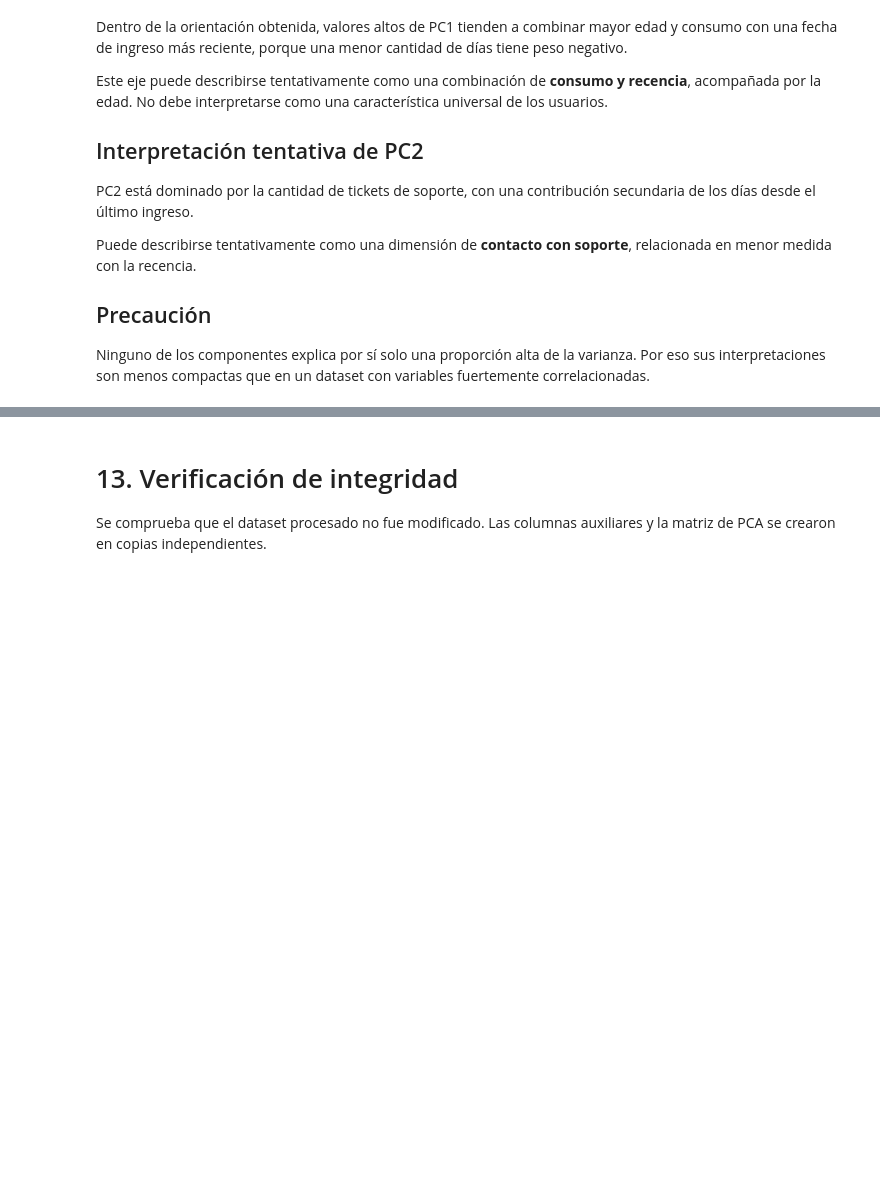
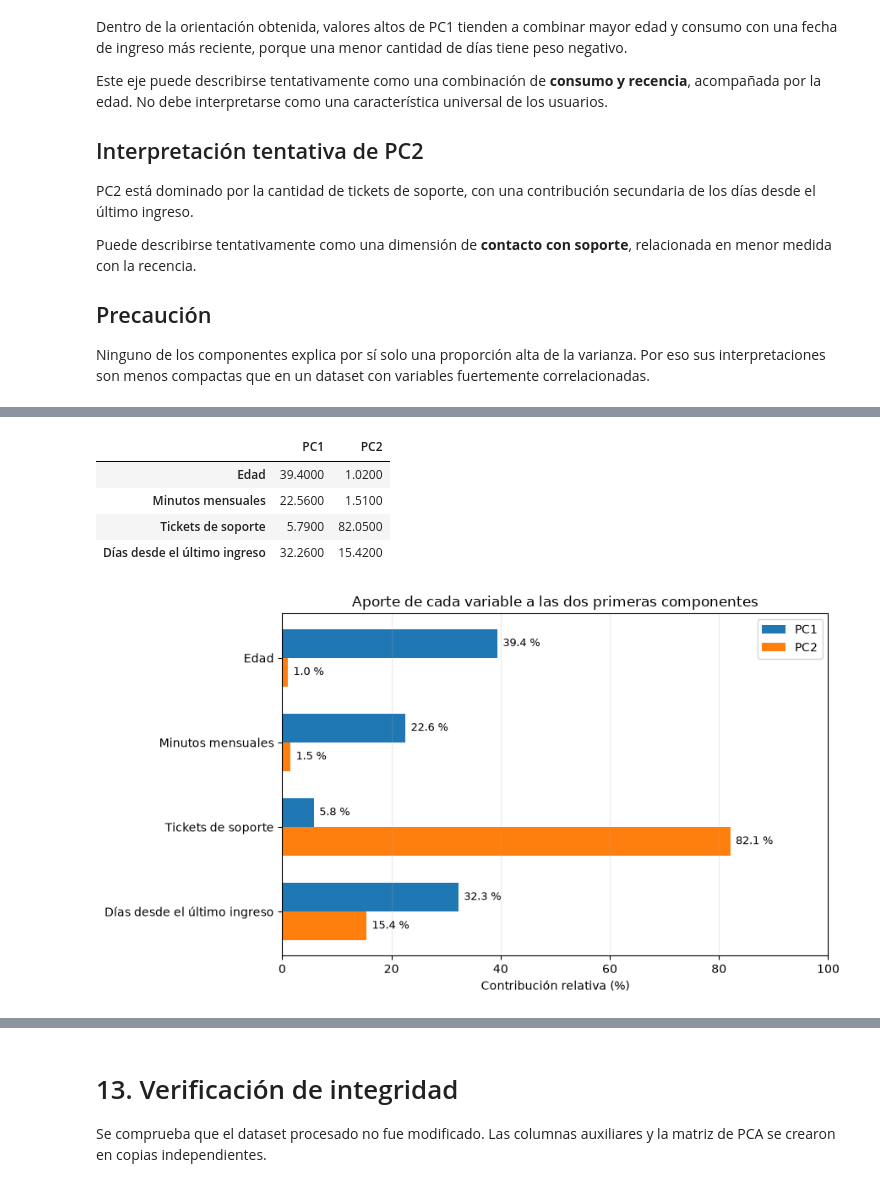
Before and after one commit to LeandroConstantinidi/PI_Mineria_Datos_1, a Jupyter notebook: notebooks/04_pca.ipynb, the cells around one changed output, grey strips where cells are left out. Saved outputs shown, nothing was run; the diff lists cells and outputs as text; code cells hidden in the pictures; blank space fills up the shorter version.

Commit message:
Mejora la visualizacion e interpretacion del PCA

```diff
--- a/notebooks/04_pca.ipynb
+++ b/notebooks/04_pca.ipynb
@@ -738,0 +613,74 @@ La página no presentará PCA como una técnica que necesariamente debe producir
+# %%
+contribuciones = (
+    loadings[["PC1", "PC2"]].pow(2) * 100
+)
+
+nombres_variables = {
+    "age": "Edad",
+    "monthly_watch_time_mins": "Minutos mensuales",
+    "customer_support_tickets": "Tickets de soporte",
+    "days_since_last_login": "Días desde el último ingreso",
+}
+
+aportes = contribuciones.rename(
+    index=nombres_variables
+)
+
+print("Contribución porcentual de las variables:")
+display(aportes.round(2))
+
+y = np.arange(len(aportes))
+alto = 0.34
+
+fig, ax = plt.subplots(figsize=(9, 5))
+
+ax.barh(
+    y - alto / 2,
+    aportes["PC1"],
+    height=alto,
+    label="PC1",
+)
+
+ax.barh(
+    y + alto / 2,
+    aportes["PC2"],
+    height=alto,
+    label="PC2",
+)
+
+ax.set_yticks(y)
+ax.set_yticklabels(aportes.index)
+ax.invert_yaxis()
+
+ax.set_xlim(0, 100)
+ax.set_xlabel("Contribución relativa (%)")
+
+ax.set_title(
+    "Aporte de cada variable a las dos primeras componentes"
+)
+
+ax.legend()
+ax.grid(axis="x", alpha=0.25)
+
+for indice, valor in enumerate(aportes["PC1"]):
+    ax.text(
+        valor + 1,
+        indice - alto / 2,
+        f"{valor:.1f} %",
+        va="center",
+        fontsize=9,
+    )
+
+for indice, valor in enumerate(aportes["PC2"]):
+    ax.text(
+        valor + 1,
+        indice + alto / 2,
+        f"{valor:.1f} %",
+        va="center",
+        fontsize=9,
+    )
+
+plt.tight_layout()
+display(fig)
+plt.close(fig)
+# %% [output]
@@ -738,0 +688,6 @@ La página no presentará PCA como una técnica que necesariamente debe producir
+|  | PC1 | PC2 |
+| Edad | 39.4000 | 1.0200 |
+| Minutos mensuales | 22.5600 | 1.5100 |
+| Tickets de soporte | 5.7900 | 82.0500 |
+| Días desde el último ingreso | 32.2600 | 15.4200 |
+[figure, added]
```
Also changed, not shown: parts of 17 cells of this notebook, 1 other file.
